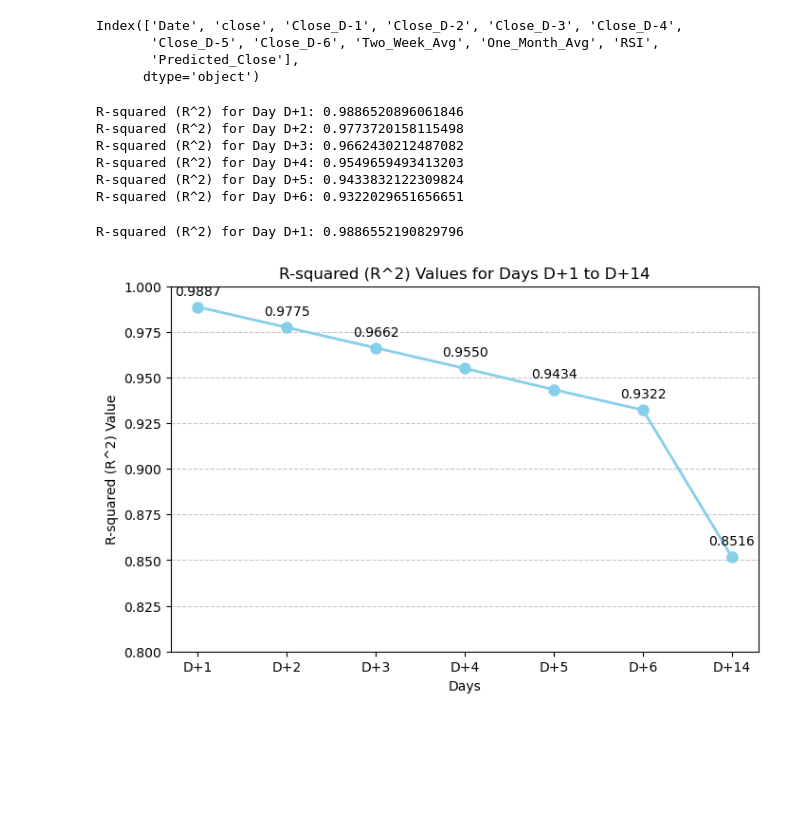
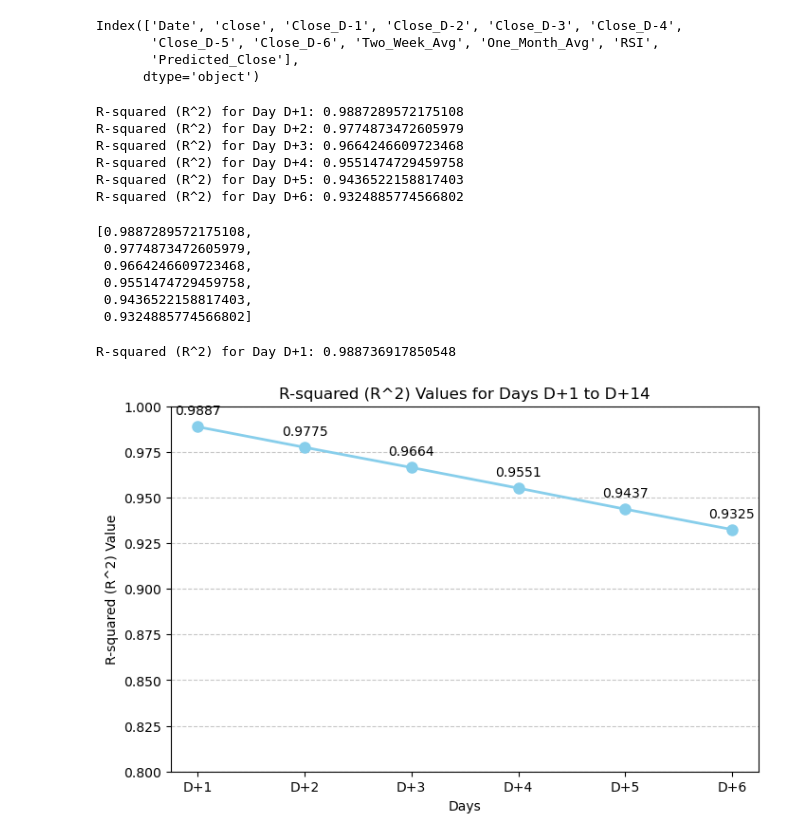
Before and after one commit to aliquid-novi/Strategies, a Jupyter notebook: multiple_regresion_.ipynb, the cells around one changed output. Drawn from its saved outputs; the diff is of its cells as text; code cells hidden in the pictures; blank space fills up the shorter version.

```diff
--- a/multiple_regresion_.ipynb
+++ b/multiple_regresion_.ipynb
@@ -242,5 +193,6 @@ for i in range(6):
 # %%
 from sklearn.metrics import r2_score
+r_squared_values = []
 
 for i in range(6):
     day_column = f'Close_D-{i+1}'
@@ -248,53 +200,58 @@ for i in range(6):
     predicted_values = df[day_column]
 
     r_squared = r2_score(actual_values, predicted_values)
-
+    r_squared_values.append(r_squared)
     print(f'R-squared (R^2) for Day D+{i+1}: {r_squared}')
 # %% [output]
-R-squared (R^2) for Day D+1: 0.9886520896061846
-R-squared (R^2) for Day D+2: 0.9773720158115498
-R-squared (R^2) for Day D+3: 0.9662430212487082
-R-squared (R^2) for Day D+4: 0.9549659493413203
-R-squared (R^2) for Day D+5: 0.9433832122309824
-R-squared (R^2) for Day D+6: 0.9322029651656651
+R-squared (R^2) for Day D+1: 0.9887289572175108
+R-squared (R^2) for Day D+2: 0.9774873472605979
+R-squared (R^2) for Day D+3: 0.9664246609723468
+R-squared (R^2) for Day D+4: 0.9551474729459758
+R-squared (R^2) for Day D+5: 0.9436522158817403
+R-squared (R^2) for Day D+6: 0.9324885774566802
+# %%
+r_squared_values
+# %% [output]
+[0.9887289572175108,
+ 0.9774873472605979,
+ 0.9664246609723468,
+ 0.9551474729459758,
+ 0.9436522158817403,
+ 0.9324885774566802]
 # %%
 from sklearn.metrics import r2_score
 
 day_shift = 1
 day_column = 'close'  # You can change this if needed
 actual_values = df['close']
 predicted_values = df[day_column].shift(-day_shift)
 
 r_squared = r2_score(actual_values[:-day_shift], predicted_values.dropna())
 
 print(f'R-squared (R^2) for Day D+{day_shift}: {r_squared}')
 
 import matplotlib.pyplot as plt
 
-# R-squared values
-r_squared_values = [0.9886610897418437, 0.9774519897783448, 0.9662400666904912,
-                    0.9549905600566961, 0.9433566867291308, 0.9322389530800326,0.8516251744224493]
-
 # Days D+1 to D+6
-days = ['D+1', 'D+2', 'D+3', 'D+4', 'D+5', 'D+6','D+14']
+days = ['D+1', 'D+2', 'D+3', 'D+4', 'D+5', 'D+6']
 
 # Create a line plot
 plt.figure(figsize=(8, 5))
 plt.plot(days, r_squared_values, marker='o', color='skyblue', linestyle='-', linewidth=2, markersize=8)
 plt.xlabel('Days')
 plt.ylabel('R-squared (R^2) Value')
 plt.title('R-squared (R^2) Values for Days D+1 to D+14')
 plt.ylim(0.8, 1.0)  # Set y-axis limits if necessary
 plt.grid(axis='y', linestyle='--', alpha=0.7)
 
 # Display the R-squared values as labels on the data points
 for i, value in enumerate(r_squared_values):
     plt.text(days[i], value + 0.005, f'{value:.4f}', ha='center', va='bottom')
 
 plt.show()
 # %% [output]
-R-squared (R^2) for Day D+1: 0.9886552190829796
+R-squared (R^2) for Day D+1: 0.988736917850548
-[figure, old version]
+[figure, new version]
 # %%
 import numpy as np
 import scipy.optimize as opt
```
Also changed, not shown: parts of 14 cells of this notebook, 4 other files.
